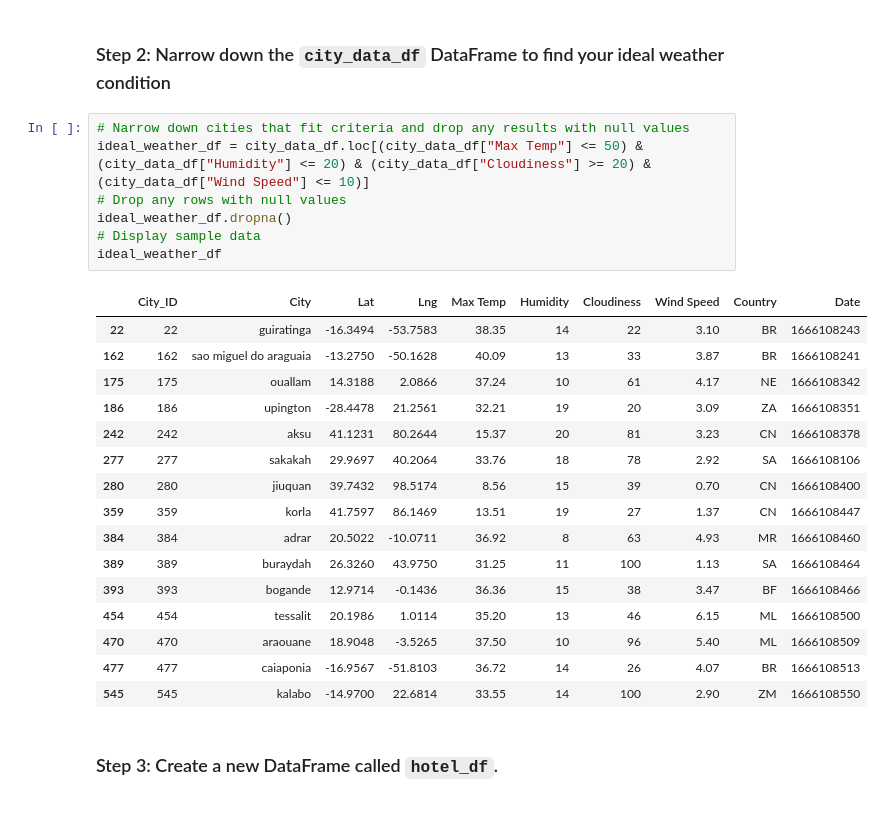
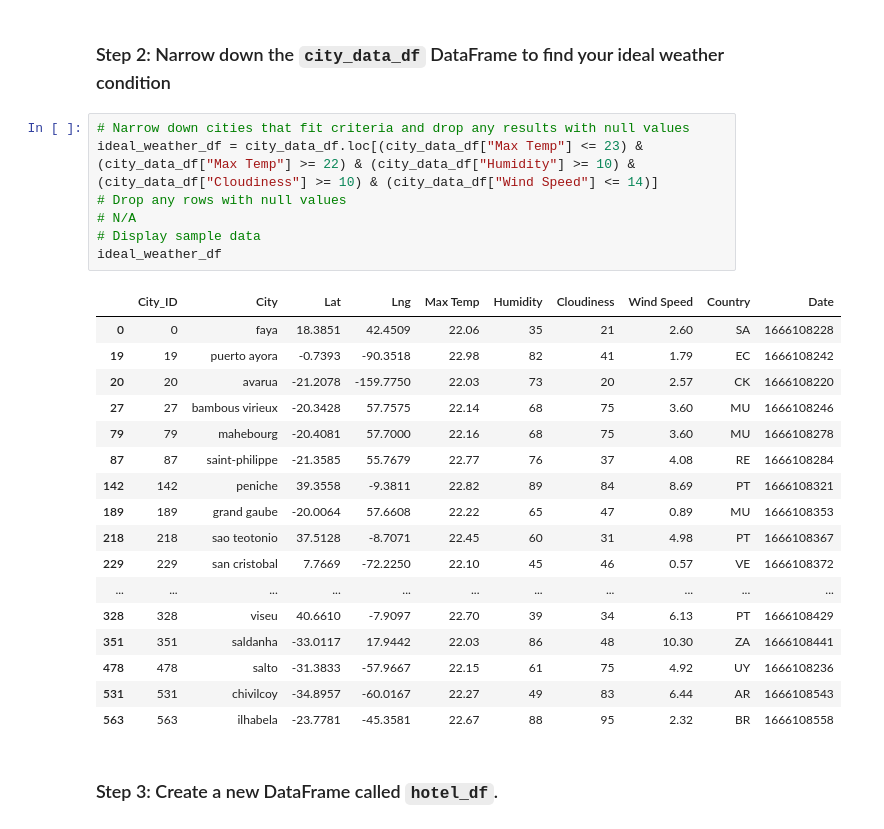
Before and after one commit to Bgrlgymnast/python-api-challenge, a Jupyter notebook: WeatherPy/VactionPy.ipynb, the cells around one changed output. Cells and saved outputs as stored; diff of their text form.

```diff
--- a/WeatherPy/VactionPy.ipynb
+++ b/WeatherPy/VactionPy.ipynb
@@ -46,28 +43,29 @@ humidity_in_city
 ### Step 2: Narrow down the `city_data_df` DataFrame to find your ideal weather condition
 # %%
 # Narrow down cities that fit criteria and drop any results with null values
-ideal_weather_df = city_data_df.loc[(city_data_df["Max Temp"] <= 50) & (city_data_df["Humidity"] <= 20) & (city_data_df["Cloudiness"] >= 20) & (city_data_df["Wind Speed"] <= 10)]
+ideal_weather_df = city_data_df.loc[(city_data_df["Max Temp"] <= 23) & (city_data_df["Max Temp"] >= 22) & (city_data_df["Humidity"] >= 10) & (city_data_df["Cloudiness"] >= 10) & (city_data_df["Wind Speed"] <= 14)]
 # Drop any rows with null values
-ideal_weather_df.dropna()
+# N/A
 # Display sample data
 ideal_weather_df
 # %% [output]
 |  | City_ID | City | Lat | Lng | Max Temp | Humidity | Cloudiness | Wind Speed | Country | Date |
-| 22 | 22 | guiratinga | -16.3494 | -53.7583 | 38.35 | 14 | 22 | 3.10 | BR | 1666108243 |
-| 162 | 162 | sao miguel do araguaia | -13.2750 | -50.1628 | 40.09 | 13 | 33 | 3.87 | BR | 1666108241 |
-| 175 | 175 | ouallam | 14.3188 | 2.0866 | 37.24 | 10 | 61 | 4.17 | NE | 1666108342 |
-| 186 | 186 | upington | -28.4478 | 21.2561 | 32.21 | 19 | 20 | 3.09 | ZA | 1666108351 |
-| 242 | 242 | aksu | 41.1231 | 80.2644 | 15.37 | 20 | 81 | 3.23 | CN | 1666108378 |
-| 277 | 277 | sakakah | 29.9697 | 40.2064 | 33.76 | 18 | 78 | 2.92 | SA | 1666108106 |
-| 280 | 280 | jiuquan | 39.7432 | 98.5174 | 8.56 | 15 | 39 | 0.70 | CN | 1666108400 |
-| 359 | 359 | korla | 41.7597 | 86.1469 | 13.51 | 19 | 27 | 1.37 | CN | 1666108447 |
-| 384 | 384 | adrar | 20.5022 | -10.0711 | 36.92 | 8 | 63 | 4.93 | MR | 1666108460 |
-| 389 | 389 | buraydah | 26.3260 | 43.9750 | 31.25 | 11 | 100 | 1.13 | SA | 1666108464 |
-| 393 | 393 | bogande | 12.9714 | -0.1436 | 36.36 | 15 | 38 | 3.47 | BF | 1666108466 |
-| 454 | 454 | tessalit | 20.1986 | 1.0114 | 35.20 | 13 | 46 | 6.15 | ML | 1666108500 |
-| 470 | 470 | araouane | 18.9048 | -3.5265 | 37.50 | 10 | 96 | 5.40 | ML | 1666108509 |
-| 477 | 477 | caiaponia | -16.9567 | -51.8103 | 36.72 | 14 | 26 | 4.07 | BR | 1666108513 |
-| 545 | 545 | kalabo | -14.9700 | 22.6814 | 33.55 | 14 | 100 | 2.90 | ZM | 1666108550 |
+| 0 | 0 | faya | 18.3851 | 42.4509 | 22.06 | 35 | 21 | 2.60 | SA | 1666108228 |
+| 19 | 19 | puerto ayora | -0.7393 | -90.3518 | 22.98 | 82 | 41 | 1.79 | EC | 1666108242 |
+| 20 | 20 | avarua | -21.2078 | -159.7750 | 22.03 | 73 | 20 | 2.57 | CK | 1666108220 |
+| 27 | 27 | bambous virieux | -20.3428 | 57.7575 | 22.14 | 68 | 75 | 3.60 | MU | 1666108246 |
+| 79 | 79 | mahebourg | -20.4081 | 57.7000 | 22.16 | 68 | 75 | 3.60 | MU | 1666108278 |
+| 87 | 87 | saint-philippe | -21.3585 | 55.7679 | 22.77 | 76 | 37 | 4.08 | RE | 1666108284 |
+| 142 | 142 | peniche | 39.3558 | -9.3811 | 22.82 | 89 | 84 | 8.69 | PT | 1666108321 |
+| 189 | 189 | grand gaube | -20.0064 | 57.6608 | 22.22 | 65 | 47 | 0.89 | MU | 1666108353 |
+| 218 | 218 | sao teotonio | 37.5128 | -8.7071 | 22.45 | 60 | 31 | 4.98 | PT | 1666108367 |
+| 229 | 229 | san cristobal | 7.7669 | -72.2250 | 22.10 | 45 | 46 | 0.57 | VE | 1666108372 |
+| ... | ... | ... | ... | ... | ... | ... | ... | ... | ... | ... |
+| 328 | 328 | viseu | 40.6610 | -7.9097 | 22.70 | 39 | 34 | 6.13 | PT | 1666108429 |
+| 351 | 351 | saldanha | -33.0117 | 17.9442 | 22.03 | 86 | 48 | 10.30 | ZA | 1666108441 |
+| 478 | 478 | salto | -31.3833 | -57.9667 | 22.15 | 61 | 75 | 4.92 | UY | 1666108236 |
+| 531 | 531 | chivilcoy | -34.8957 | -60.0167 | 22.27 | 49 | 83 | 6.44 | AR | 1666108543 |
+| 563 | 563 | ilhabela | -23.7781 | -45.3581 | 22.67 | 88 | 95 | 2.32 | BR | 1666108558 |
 # %% [markdown]
 ### Step 3: Create a new DataFrame called `hotel_df`.
 # %%
```
Also changed, not shown: parts of 4 cells of this notebook.
